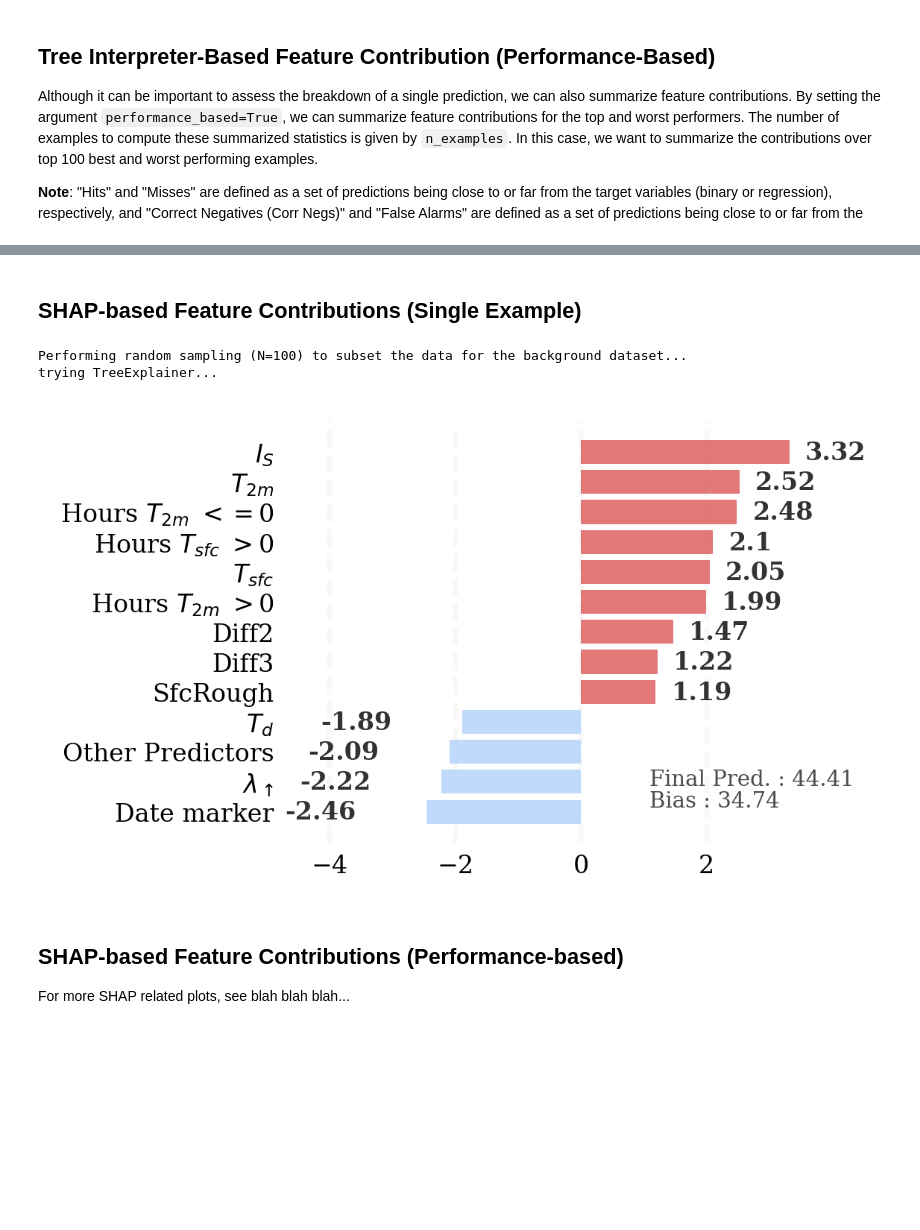
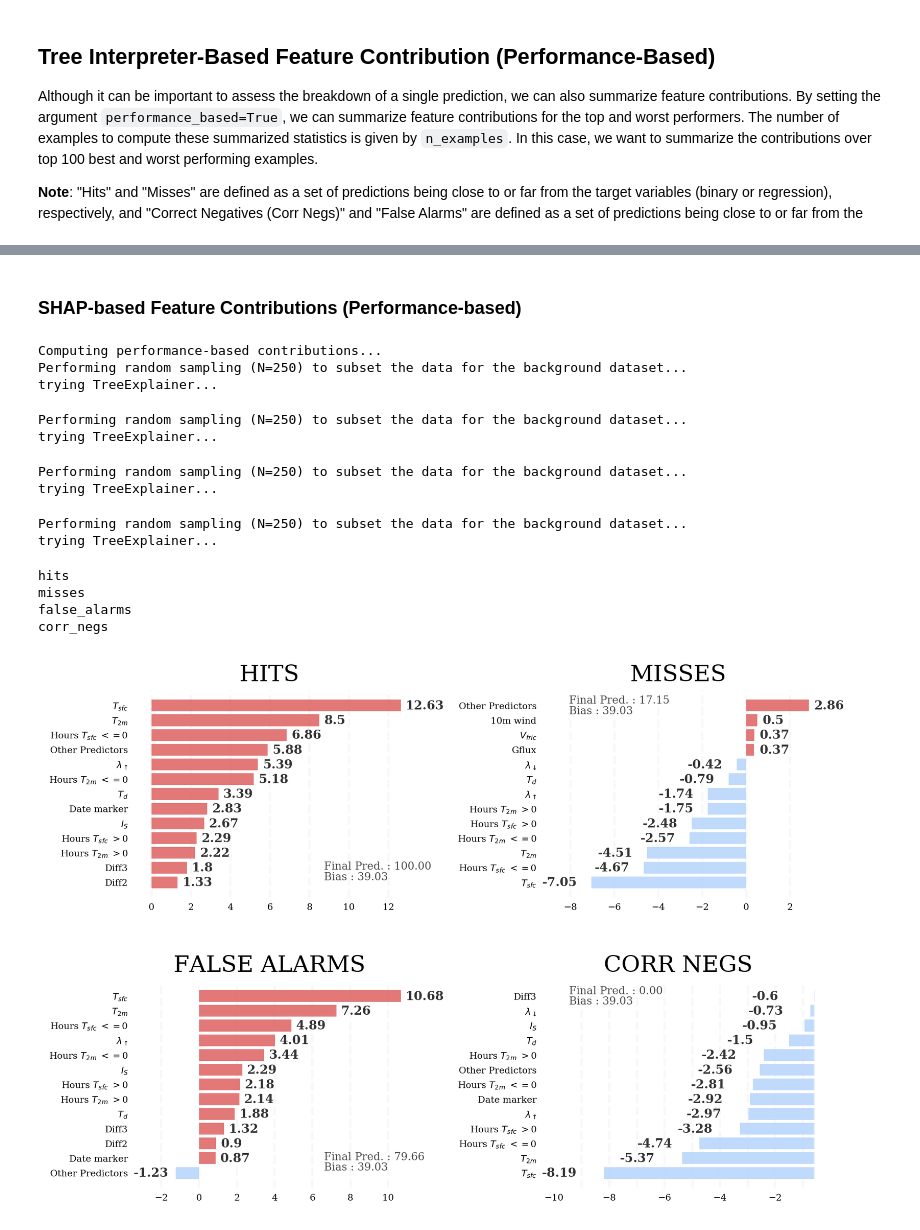
Before and after one commit to monte-flora/scikit-explain, a Jupyter notebook: tutorial_notebooks/feature_contributions.ipynb, the cells around one changed output, grey strips where cells are left out. Cells and saved outputs as stored; diff of their text form; code cells hidden in the pictures; blank space fills up the shorter version.

```diff
--- a/tutorial_notebooks/feature_contributions.ipynb
+++ b/tutorial_notebooks/feature_contributions.ipynb
@@ -40 +15,4 @@ Target Skew : 39.173%
+# %%
+model_objs, model_names = mintpy.load_models()
+examples, targets = mintpy.load_data()
 # %% [markdown]
@@ -77,0 +61,16 @@ corr_negs
+# %%
+single_example = examples.iloc[[0]]
+myInterpreter = mintpy.InterpretToolkit(model=model_objs[0],
+                                 model_names=model_names[0],
+                                 examples=single_example,
+                                 targets=targets,
+                                )
+
+results = myInterpreter.calc_contributions(method='shap',
+                                           data_for_shap=examples,
+                                           performance_based=False,
+                                           shap_sample_size=250)
+
+fig = myInterpreter.plot_contributions(to_only_varname=None,
+                             display_feature_names=plotting_config.display_feature_names,
+                                )
@@ -78,23 +81,33 @@ corr_negs
 # %% [markdown]
-## SHAP-based Feature Contributions (Single Example)
+### SHAP-based Feature Contributions (Performance-based)
 # %%
-single_example = examples.iloc[[0]]
+del myInterpreter
 myInterpreter = mintpy.InterpretToolkit(model=model_objs[0],
                                  model_names=model_names[0],
-                                 examples=single_example,
+                                 examples=examples,
                                  targets=targets,
                                 )
-results = myInterpreter.calc_contributions(method='shap', data_for_shap=examples,
-                                           performance_based=False,
-                                           shap_sample_size=100)
+results = myInterpreter.calc_contributions(method='shap',
+                                           data_for_shap=examples,
+                                           performance_based=True,
+                                          shap_sample_size=250
+                                          )
+
 fig = myInterpreter.plot_contributions(to_only_varname=None,
-                              readable_feature_names=plotting_config.readable_feature_names
+                              display_feature_names=plotting_config.display_feature_names,
                                 )
 # %% [output]
-Performing random sampling (N=100) to subset the data for the background dataset...
+Computing performance-based contributions...
+Performing random sampling (N=250) to subset the data for the background dataset...
 trying TreeExplainer...
+Performing random sampling (N=250) to subset the data for the background dataset...
+trying TreeExplainer...
+Performing random sampling (N=250) to subset the data for the background dataset...
+trying TreeExplainer...
+Performing random sampling (N=250) to subset the data for the background dataset...
+trying TreeExplainer...
+hits
+misses
+false_alarms
+corr_negs
-[figure, old version]
+[figure, new version]
-# %% [markdown]
-## SHAP-based Feature Contributions (Performance-based)
-
-For more SHAP related plots, see blah blah blah...
```
Also changed, not shown: parts of 10 cells of this notebook, 16 other files.
